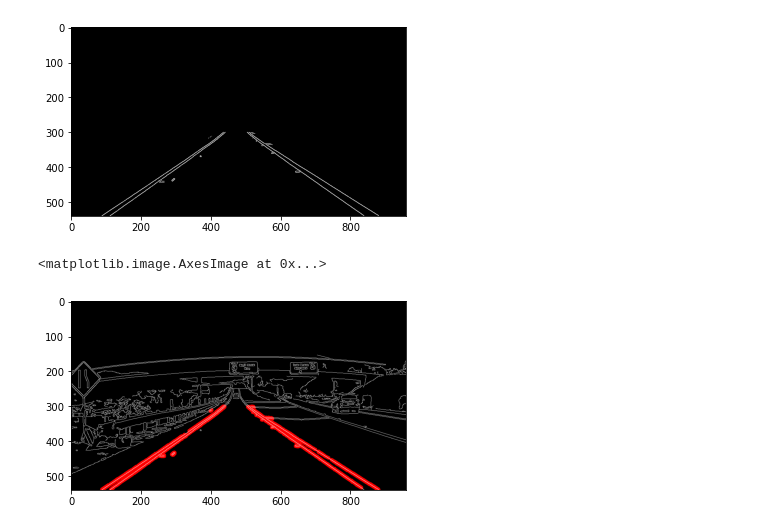
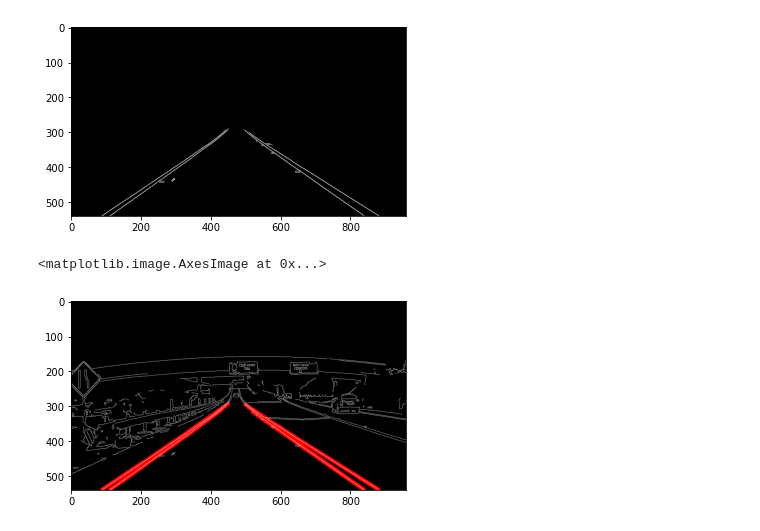
Before and after one commit to parikshitsaikia1619/Complete-Self-Driving-Car-Engineering, a Jupyter notebook: Computer Vision Fundamentals/Hough Transform.ipynb, the cells around one changed output. Drawn from its saved outputs; the diff is of its cells as text; code cells hidden in the pictures.

Commit message:
Fined tune Hough transform parameters

```diff
--- a/Computer Vision Fundamentals/Hough Transform.ipynb
+++ b/Computer Vision Fundamentals/Hough Transform.ipynb
@@ -13,8 +13,8 @@ kernel_size = 3
 blur_gray = cv2.GaussianBlur(gray,(kernel_size, kernel_size),0)
 
 # Define our parameters for Canny and apply
-low_threshold = 50
-high_threshold = 150
+low_threshold = 100
+high_threshold = 200
 edges = cv2.Canny(blur_gray, low_threshold, high_threshold)
 
 # Next we'll create a masked edges image using cv2.fillPoly()
@@ -23,7 +23,7 @@ ignore_mask_color = 255
 
 # This time we are defining a four sided polygon to mask
 imshape = image.shape
-vertices = np.array([[(50,imshape[0]),(420, 300), (520, 300), (900,imshape[0])]], dtype=np.int32)
+vertices = np.array([[(0,imshape[0]),(450, 290), (490, 290), (imshape[1],imshape[0])]], dtype=np.int32)
 cv2.fillPoly(mask, vertices, ignore_mask_color)
 masked_edges = cv2.bitwise_and(edges, mask)
 # %%
@@ -44,29 +44,29 @@ plt.imshow(masked_edges,cmap='Greys_r')
 # %%
 # Define the Hough transform parameters
 # Make a blank the same size as our image to draw on
-rho = 1 # distance resolution in pixels of the Hough grid
+rho = 2 # distance resolution in pixels of the Hough grid
 theta = np.pi/180 # angular resolution in radians of the Hough grid
-threshold = 2     # minimum number of votes (intersections in Hough grid cell)
-min_line_length = 4 #minimum number of pixels making up a line
-max_line_gap = 5    # maximum gap in pixels between connectable line segments
+threshold = 15     # minimum number of votes (intersections in Hough grid cell)
+min_line_length = 40 #minimum number of pixels making up a line
+max_line_gap = 20    # maximum gap in pixels between connectable line segments
 line_image = np.copy(image)*0 # creating a blank to draw lines on
 
 # Run Hough on edge detected image
 # Output "lines" is an array containing endpoints of detected line segments
 lines = cv2.HoughLinesP(masked_edges, rho, theta, threshold, np.array([]),
                             min_line_length, max_line_gap)
 
 # Iterate over the output "lines" and draw lines on a blank image
 for line in lines:
     for x1,y1,x2,y2 in line:
         cv2.line(line_image,(x1,y1),(x2,y2),(255,0,0),10)
 
 # Create a "color" binary image to combine with line image
 color_edges = np.dstack((edges, edges, edges))
 
 # Draw the lines on the edge image
 lines_edges = cv2.addWeighted(color_edges, 0.8, line_image, 1, 0)
 plt.imshow(lines_edges)
 # %% [output]
 <matplotlib.image.AxesImage at 0x...>
-[figure, old version]
+[figure, new version]
```
Also changed, not shown: parts of 2 cells of this notebook.
